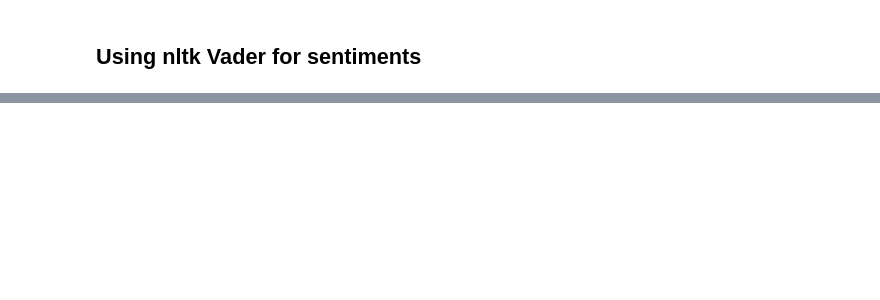
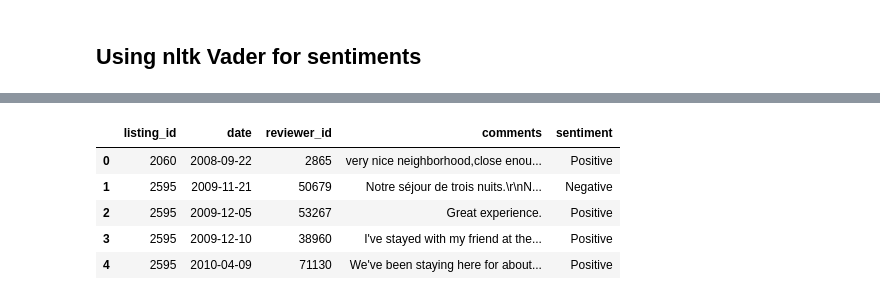
Before and after one commit to Thaslim/Airbnb-Recommendation, a Jupyter notebook: sentiment_analysis_recommendation.ipynb, the cells around one changed output, grey strips where cells are left out. Drawn from its saved outputs; the diff is of its cells as text; code cells hidden in the pictures; blank space fills up the shorter version.

Commit message:
Update sentiment_analysis_recommendation.ipynb
updated sentiment analysis

```diff
--- a/sentiment_analysis_recommendation.ipynb
+++ b/sentiment_analysis_recommendation.ipynb
@@ -410,0 +347,6 @@ df3.show()
+# %%
+sentiments_pd = sentiments.toPandas()
+sentiments_pd['new_col'] = range(1, len(sentiments_pd) + 1)
+df['new_col'] = range(1, len(df) + 1)
+df_final = pd.merge(df, sentiments_pd, on='new_col',how='left')
+df_final.head(10)
@@ -410,0 +356,3 @@ df3.show()
+# %%
+df_source = df.withColumn("id", F.monotonically_increasing_id())
+df_source.show()
@@ -410,0 +377,3 @@ df3.show()
+# %%
+df_target= sentiments.withColumn("id", F.monotonically_increasing_id())
+df_target.show()
@@ -410,0 +398,3 @@ df3.show()
+# %%
+df_results = df_source.join(df_target, "id", "inner").drop("id","reviews","_c0")
+df_results.show()
@@ -410,0 +419,11 @@ df3.show()
+# %%
+df_sentiment_results = df_results.toPandas()
+df_sentiment_results.to_csv("Clean_reviews_sentiments.csv")
+df_sentiment_results.head()
+# %% [output]
+|  | listing_id | date | reviewer_id | comments | sentiment |
+| 0 | 2060 | 2008-09-22 | 2865 | very nice neighborhood,close enou... | Positive |
+| 1 | 2595 | 2009-11-21 | 50679 | Notre séjour de trois nuits.\r\nN... | Negative |
+| 2 | 2595 | 2009-12-05 | 53267 | Great experience. | Positive |
+| 3 | 2595 | 2009-12-10 | 38960 | I've stayed with my friend at the... | Positive |
+| 4 | 2595 | 2010-04-09 | 71130 | We've been staying here for about... | Positive |
```
Also changed, not shown: parts of 26 cells of this notebook.
